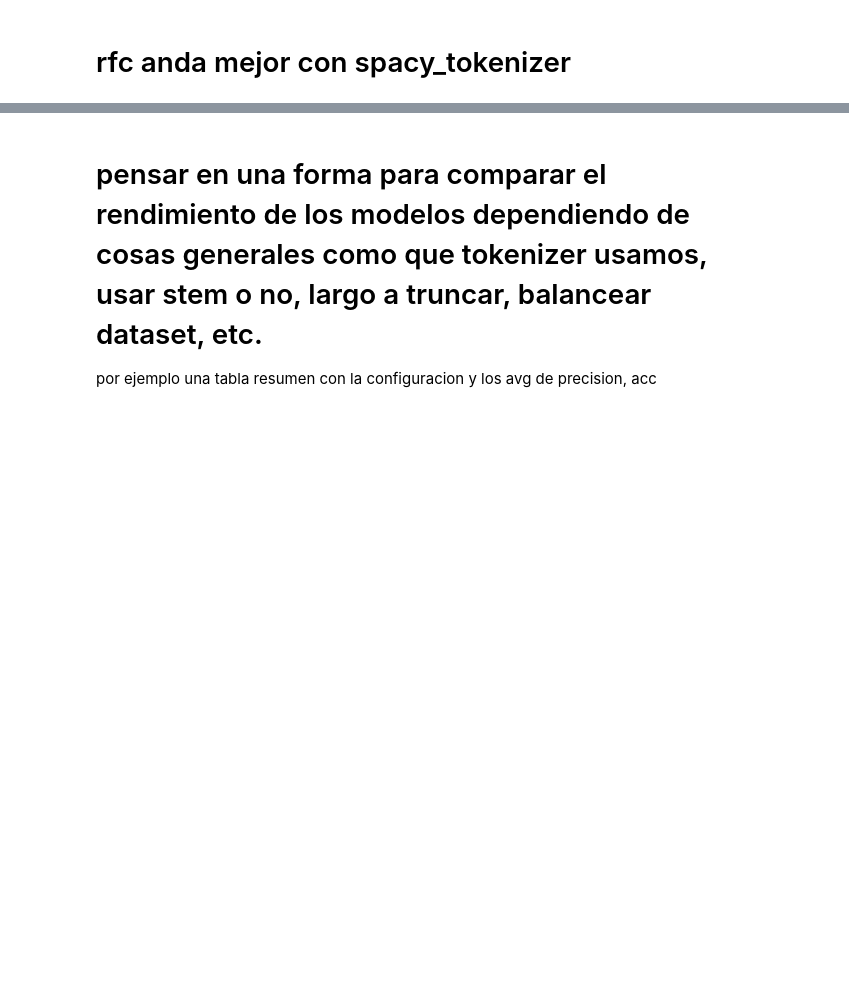
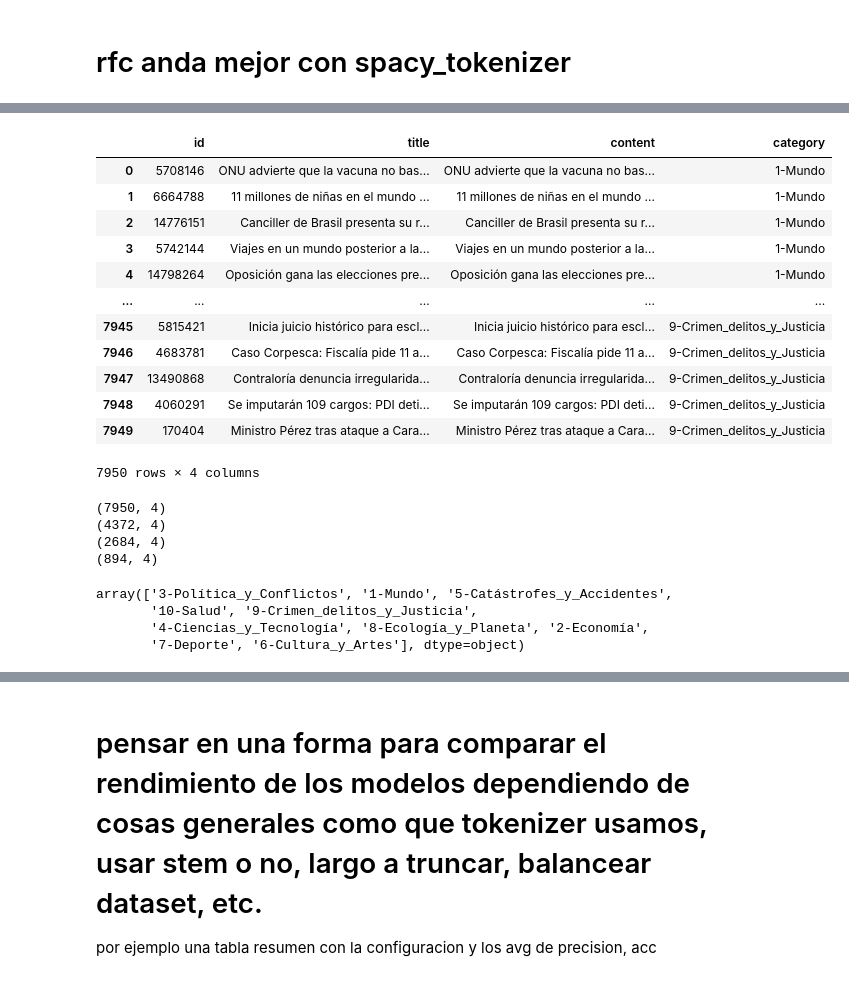
Before and after one commit to matiasbarram/INFO279-TAL-Proyecto, a Jupyter notebook: paso_4_primeros_modelos_clasificacion.ipynb, the cells around one changed output, grey strips where cells are left out. Cells and saved outputs as stored; diff of their text form; code cells hidden in the pictures; blank space fills up the shorter version.

```diff
--- a/paso_4_primeros_modelos_clasificacion.ipynb
+++ b/paso_4_primeros_modelos_clasificacion.ipynb
@@ -439,3 +443,19 @@ RandomForestClassifier
                weighted avg       0.74      0.73      0.73      2390
 [interactive output not drawn]
 [interactive output not drawn]
+# %%
+new_df
+# %% [output]
+|  | id | title | content | category |
+| 0 | 5708146 | ONU advierte que la vacuna no bas... | ONU advierte que la vacuna no bas... | 1-Mundo |
+| 1 | 6664788 | 11 millones de niñas en el mundo ... | 11 millones de niñas en el mundo ... | 1-Mundo |
+| 2 | 14776151 | Canciller de Brasil presenta su r... | Canciller de Brasil presenta su r... | 1-Mundo |
+| 3 | 5742144 | Viajes en un mundo posterior a la... | Viajes en un mundo posterior a la... | 1-Mundo |
+| 4 | 14798264 | Oposición gana las elecciones pre... | Oposición gana las elecciones pre... | 1-Mundo |
+| ... | ... | ... | ... | ... |
+| 7945 | 5815421 | Inicia juicio histórico para escl... | Inicia juicio histórico para escl... | 9-Crimen_delitos_y_Justicia |
+| 7946 | 4683781 | Caso Corpesca: Fiscalía pide 11 a... | Caso Corpesca: Fiscalía pide 11 a... | 9-Crimen_delitos_y_Justicia |
+| 7947 | 13490868 | Contraloría denuncia irregularida... | Contraloría denuncia irregularida... | 9-Crimen_delitos_y_Justicia |
+| 7948 | 4060291 | Se imputarán 109 cargos: PDI deti... | Se imputarán 109 cargos: PDI deti... | 9-Crimen_delitos_y_Justicia |
+| 7949 | 170404 | Ministro Pérez tras ataque a Cara... | Ministro Pérez tras ataque a Cara... | 9-Crimen_delitos_y_Justicia |
+7950 rows × 4 columns
@@ -441,0 +482,18 @@ RandomForestClassifier
+# %%
+print(new_df.shape)
+print(train.shape)
+print(valid.shape)
+print(test.shape)
+# %% [output]
+(7950, 4)
+(4372, 4)
+(2684, 4)
+(894, 4)
+# %%
+test
+test.category.unique()
+# %% [output]
+array(['3-Política_y_Conflictos', '1-Mundo', '5-Catástrofes_y_Accidentes',
+       '10-Salud', '9-Crimen_delitos_y_Justicia',
+       '4-Ciencias_y_Tecnología', '8-Ecología_y_Planeta', '2-Economía',
+       '7-Deporte', '6-Cultura_y_Artes'], dtype=object)
```
Also changed, not shown: parts of 40 cells of this notebook.
